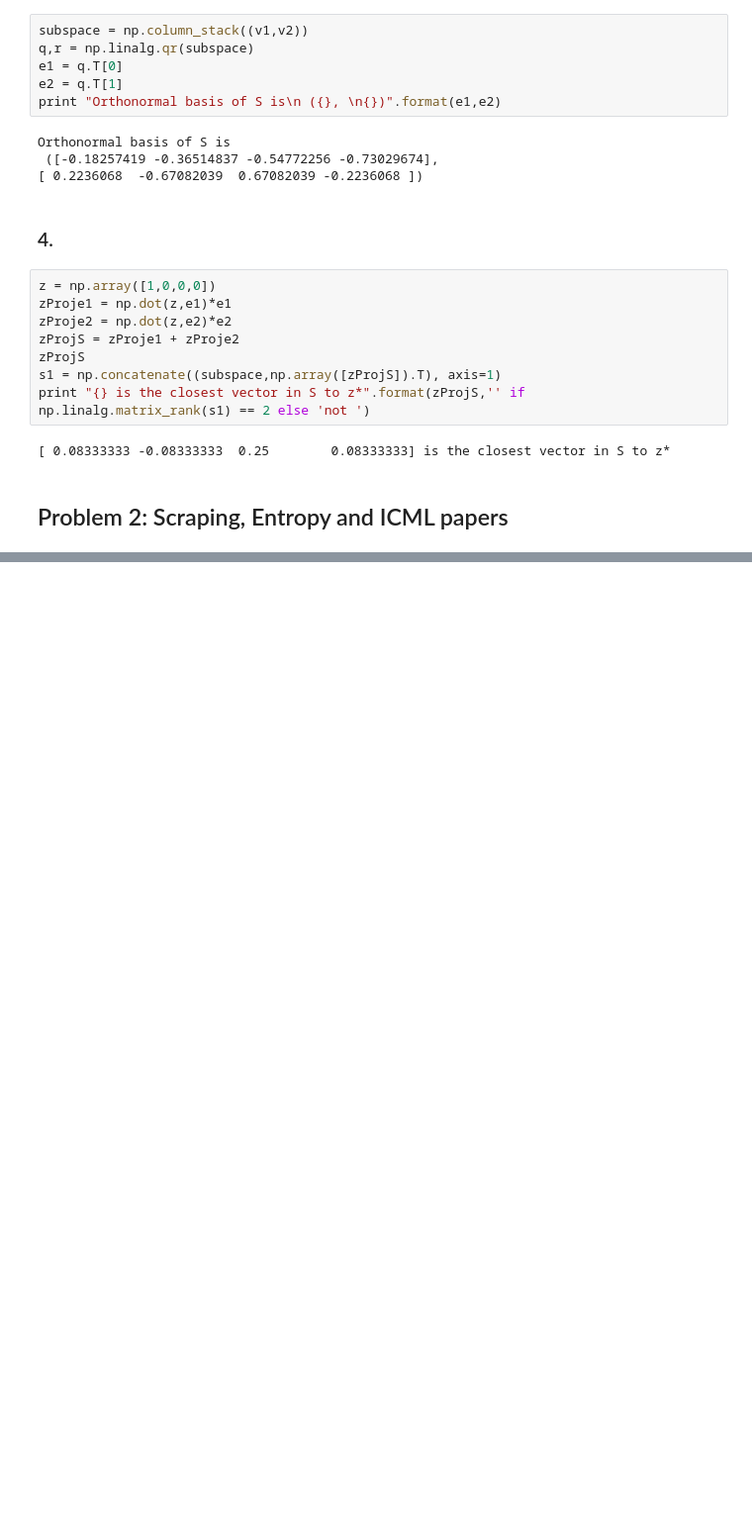
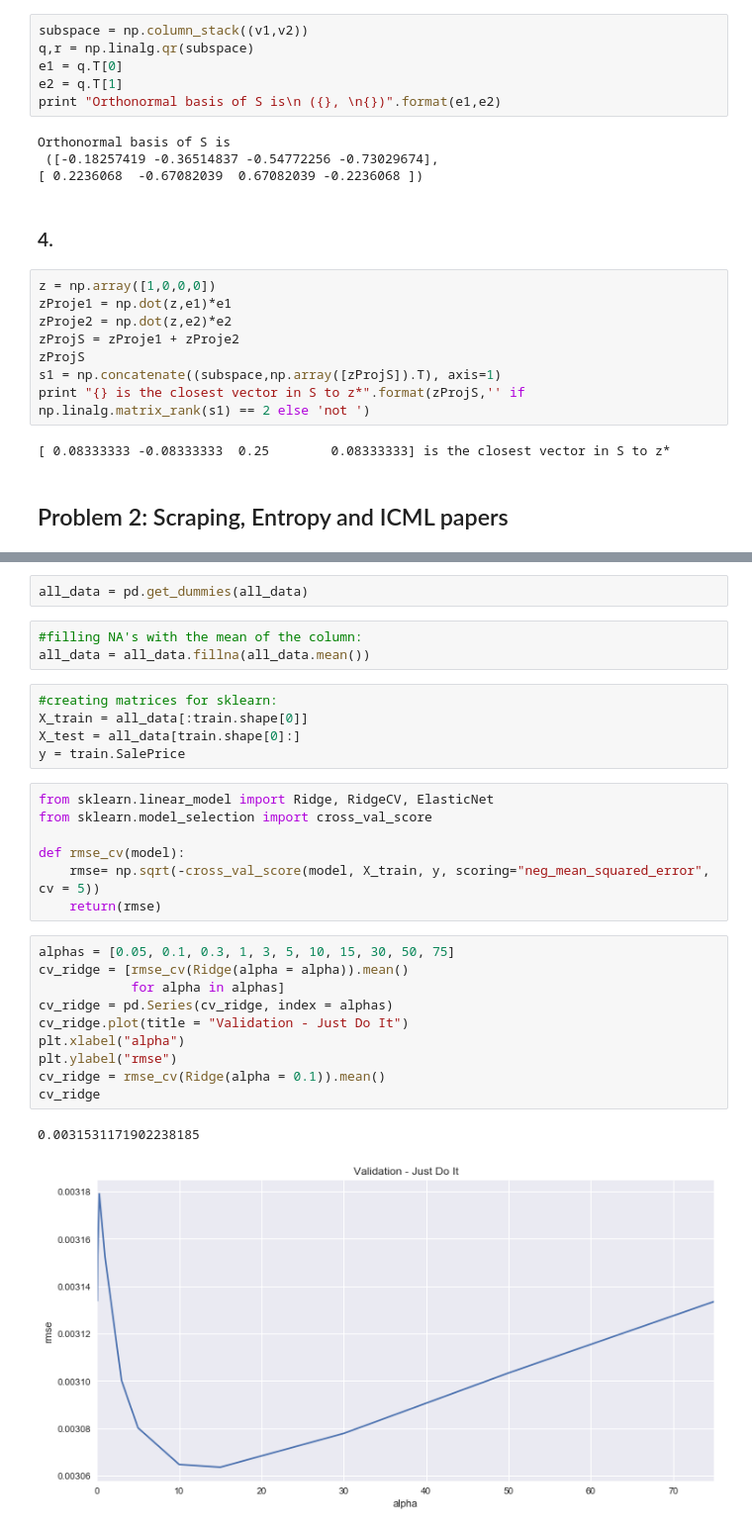
Before and after one commit to carolineeeyao/DSLAB, a Jupyter notebook: Lab3/Lab3.ipynb, the cells around one changed output, grey strips where cells are left out. Shown: that part at 99% size. Saved outputs shown, nothing was run; the diff lists cells and outputs as text; blank space fills up the shorter version.

```diff
--- a/Lab3/Lab3.ipynb
+++ b/Lab3/Lab3.ipynb
@@ -104,0 +199,30 @@ len(wordnet.synsets('ftmgm'))
+# %%
+all_data = pd.get_dummies(all_data)
+# %%
+#filling NA's with the mean of the column:
+all_data = all_data.fillna(all_data.mean())
+# %%
+#creating matrices for sklearn:
+X_train = all_data[:train.shape[0]]
+X_test = all_data[train.shape[0]:]
+y = train.SalePrice
+# %%
+from sklearn.linear_model import Ridge, RidgeCV, ElasticNet
+from sklearn.model_selection import cross_val_score
+
+def rmse_cv(model):
+    rmse= np.sqrt(-cross_val_score(model, X_train, y, scoring="neg_mean_squared_error", cv = 5))
+    return(rmse)
+# %%
+alphas = [0.05, 0.1, 0.3, 1, 3, 5, 10, 15, 30, 50, 75]
+cv_ridge = [rmse_cv(Ridge(alpha = alpha)).mean()
+            for alpha in alphas]
+cv_ridge = pd.Series(cv_ridge, index = alphas)
+cv_ridge.plot(title = "Validation - Just Do It")
+plt.xlabel("alpha")
+plt.ylabel("rmse")
+cv_ridge = rmse_cv(Ridge(alpha = 0.1)).mean()
+cv_ridge
+# %% [output]
+0.0031531171902238185
+[figure, added]
```
Also changed, not shown: parts of 22 cells of this notebook, 4 other files.
